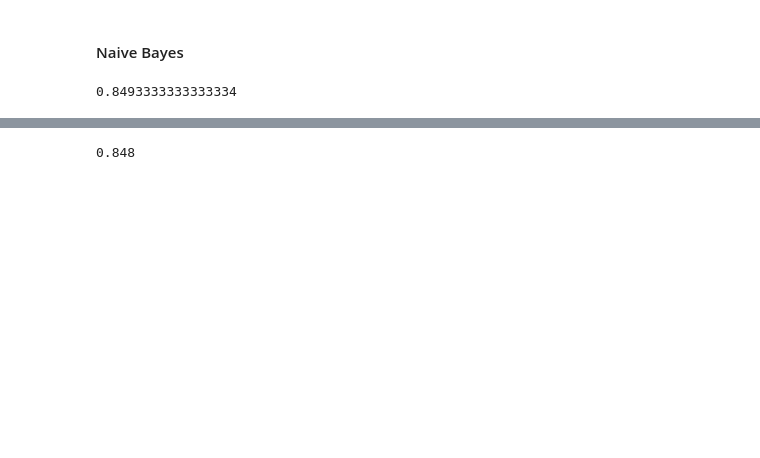
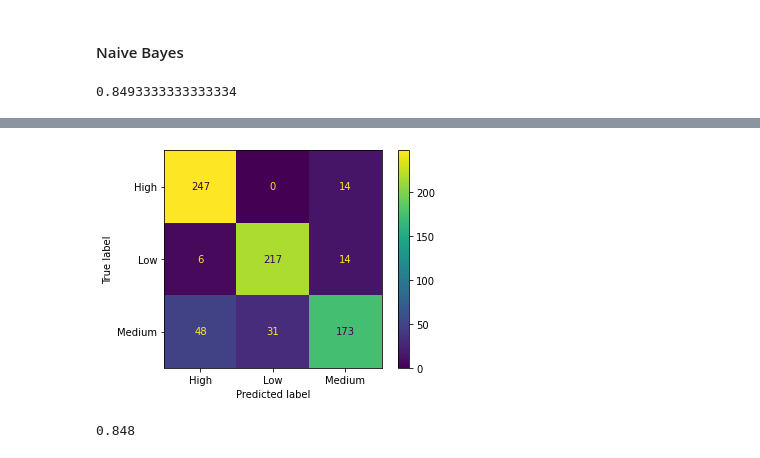
Before and after one commit to Aren-Deza/GroupL-MP197, a Jupyter notebook: Lung Cancer Prediction.ipynb, the cells around one changed output, grey strips where cells are left out. Saved outputs shown, nothing was run; the diff lists cells and outputs as text; code cells hidden in the pictures; blank space fills up the shorter version.

```diff
--- a/Lung Cancer Prediction.ipynb
+++ b/Lung Cancer Prediction.ipynb
@@ -149,3 +199,10 @@ accuracy_score(y_train, gnb_y_train_pred)
+# %%
+gnb_train_matrix = confusion_matrix(y_train, gnb_y_train_pred)
+disp = ConfusionMatrixDisplay(confusion_matrix=gnb_train_matrix, display_labels=gnb.classes_)
+disp.plot()
+plt.show()
+# %% [output]
+[figure, added]
 # %%
 gnb_y_test_pred = gnb.predict(x_test)
 accuracy_score(y_test, gnb_y_test_pred)
```
Also changed, not shown: parts of 16 cells of this notebook.
